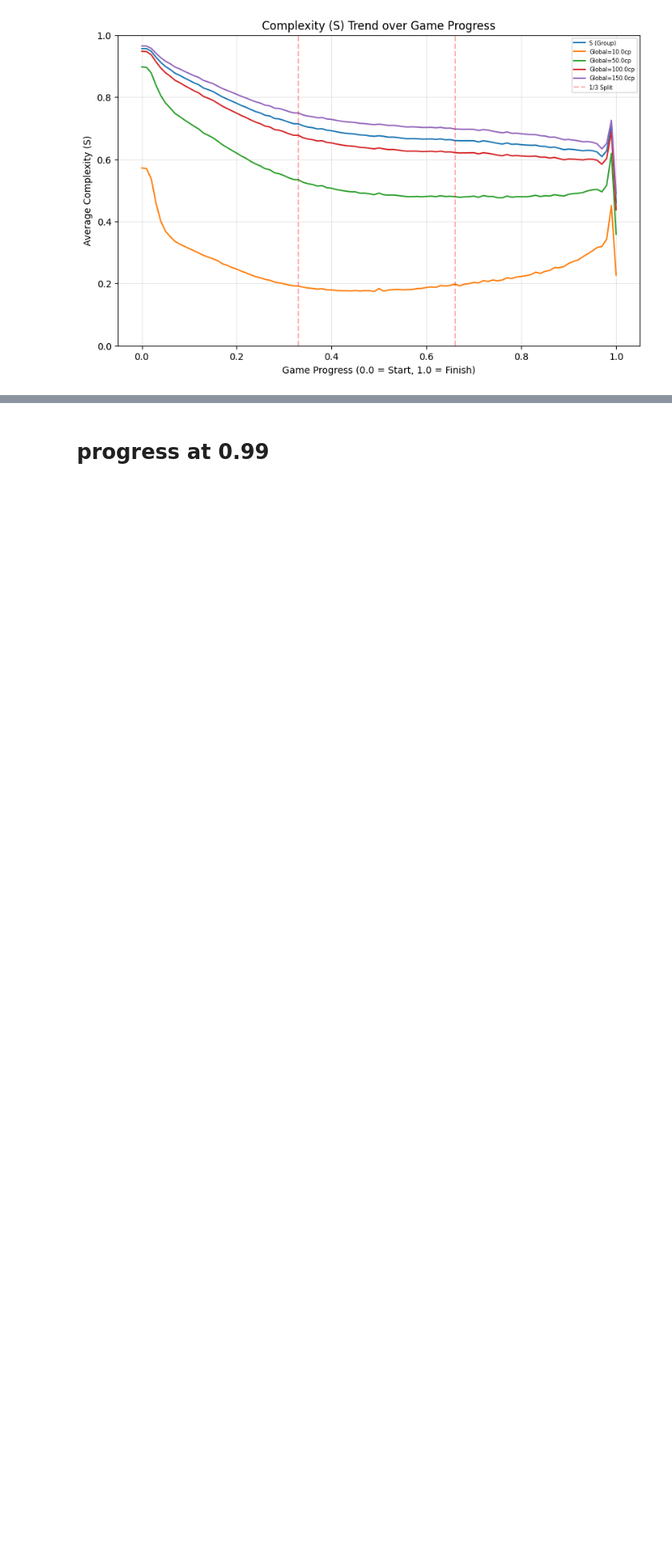
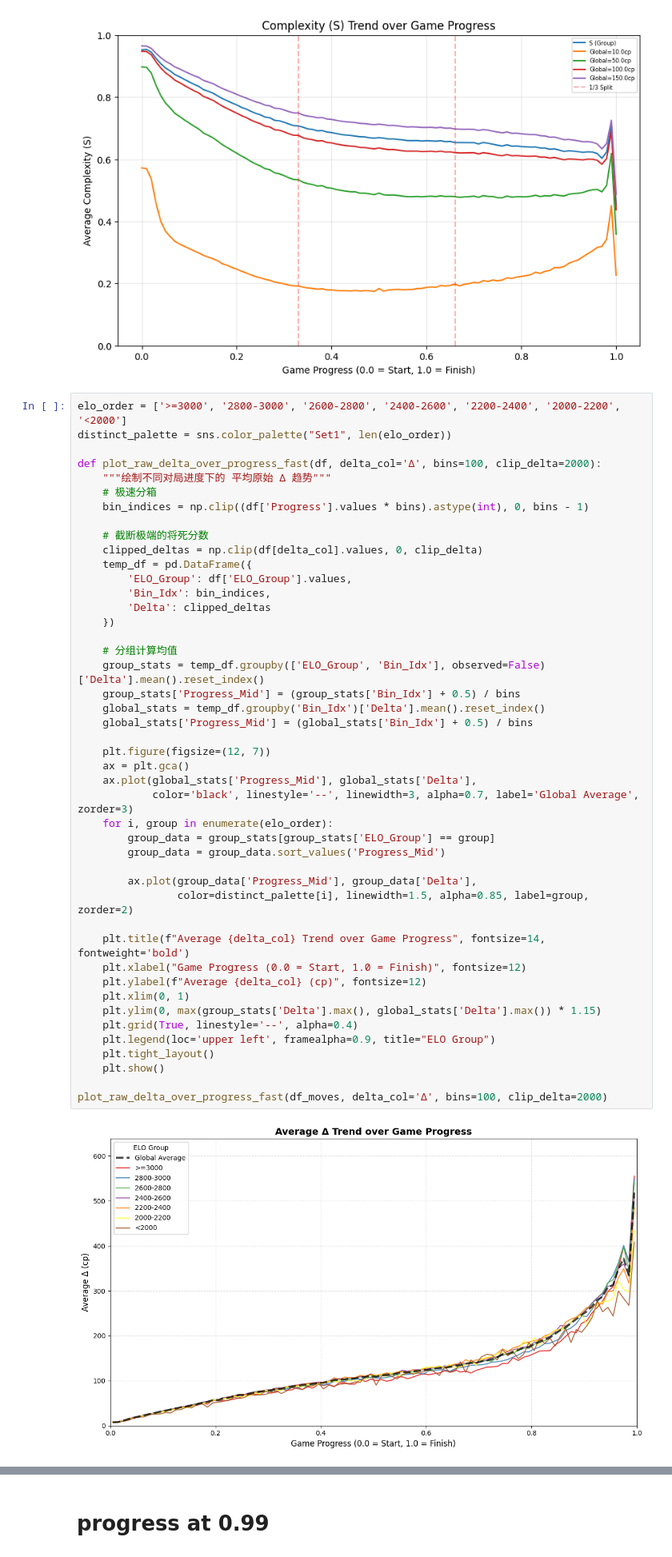
Before and after one commit to zZimablueee/Chess, a Jupyter notebook: complexity/delta_0/S_endgame.ipynb, the cells around one changed output, grey strips where cells are left out. Shown at 80% size. Drawn from its saved outputs; the diff is of its cells as text; blank space fills up the shorter version.

```diff
--- a/complexity/delta_0/S_endgame.ipynb
+++ b/complexity/delta_0/S_endgame.ipynb
@@ -66,3 +67,50 @@ plt.grid(True, alpha=0.3)
 plt.show()
 # %% [output]
 [figure]
+# %%
+elo_order = ['>=3000', '2800-3000', '2600-2800', '2400-2600', '2200-2400', '2000-2200', '<2000']
+distinct_palette = sns.color_palette("Set1", len(elo_order))
+
+def plot_raw_delta_over_progress_fast(df, delta_col='Δ', bins=100, clip_delta=2000):
+    """绘制不同对局进度下的 平均原始 Δ 趋势"""
+    # 极速分箱
+    bin_indices = np.clip((df['Progress'].values * bins).astype(int), 0, bins - 1)
+
+    # 截断极端的将死分数
+    clipped_deltas = np.clip(df[delta_col].values, 0, clip_delta)
+    temp_df = pd.DataFrame({
+        'ELO_Group': df['ELO_Group'].values,
+        'Bin_Idx': bin_indices,
+        'Delta': clipped_deltas
+    })
+
+    # 分组计算均值
+    group_stats = temp_df.groupby(['ELO_Group', 'Bin_Idx'], observed=False)['Delta'].mean().reset_index()
+    group_stats['Progress_Mid'] = (group_stats['Bin_Idx'] + 0.5) / bins
+    global_stats = temp_df.groupby('Bin_Idx')['Delta'].mean().reset_index()
+    global_stats['Progress_Mid'] = (global_stats['Bin_Idx'] + 0.5) / bins
+
+    plt.figure(figsize=(12, 7))
+    ax = plt.gca()
+    ax.plot(global_stats['Progress_Mid'], global_stats['Delta'],
+            color='black', linestyle='--', linewidth=3, alpha=0.7, label='Global Average', zorder=3)
+    for i, group in enumerate(elo_order):
+        group_data = group_stats[group_stats['ELO_Group'] == group]
+        group_data = group_data.sort_values('Progress_Mid')
+
+        ax.plot(group_data['Progress_Mid'], group_data['Delta'],
+                color=distinct_palette[i], linewidth=1.5, alpha=0.85, label=group, zorder=2)
+
+    plt.title(f"Average {delta_col} Trend over Game Progress", fontsize=14, fontweight='bold')
+    plt.xlabel("Game Progress (0.0 = Start, 1.0 = Finish)", fontsize=12)
+    plt.ylabel(f"Average {delta_col} (cp)", fontsize=12)
+    plt.xlim(0, 1)
+    plt.ylim(0, max(group_stats['Delta'].max(), global_stats['Delta'].max()) * 1.15)
+    plt.grid(True, linestyle='--', alpha=0.4)
+    plt.legend(loc='upper left', framealpha=0.9, title="ELO Group")
+    plt.tight_layout()
+    plt.show()
+
+plot_raw_delta_over_progress_fast(df_moves, delta_col='Δ', bins=100, clip_delta=2000)
+# %% [output]
+[figure, added]
```
Also changed, not shown: parts of 5 cells of this notebook, 2 other files.
